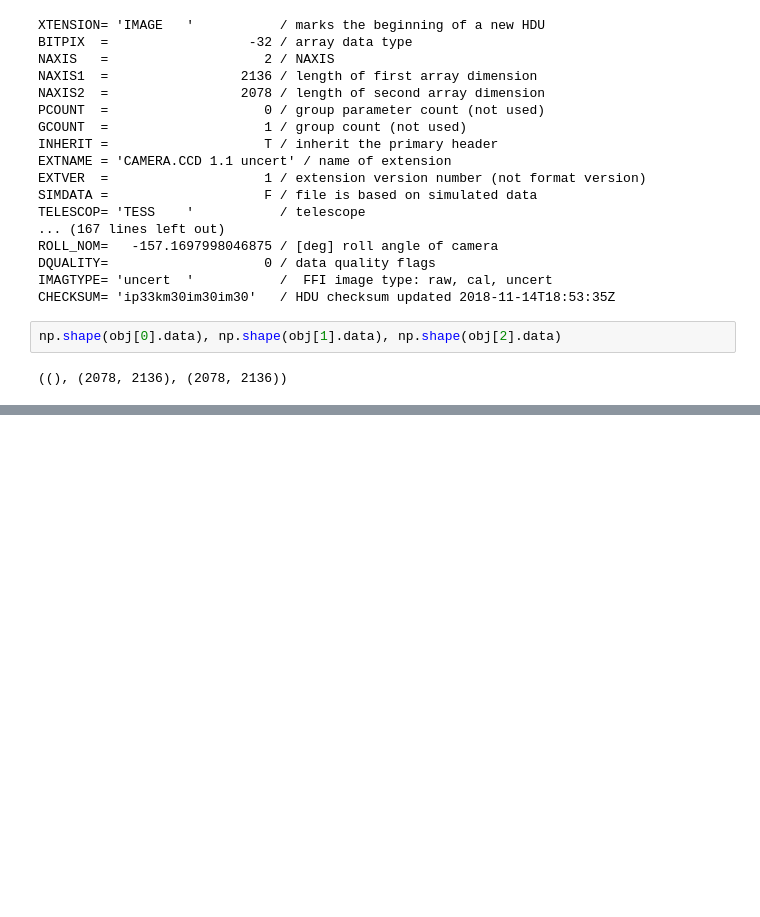
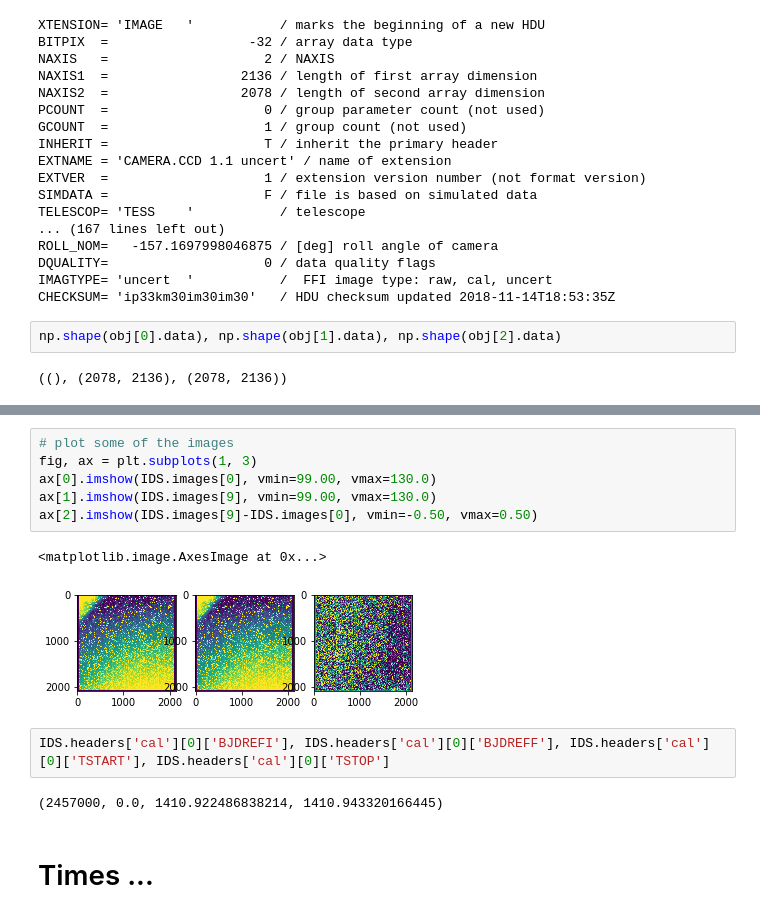
Before and after one commit to matthewjohnpayne/shifty, a Jupyter notebook: shifty/shift_dev_01.ipynb, the cells around one changed output, grey strips where cells are left out. Saved outputs shown, nothing was run; the diff lists cells and outputs as text; blank space fills up the shorter version.

```diff
--- a/shifty/shift_dev_01.ipynb
+++ b/shifty/shift_dev_01.ipynb
@@ -100,0 +125,15 @@ obj[1].__dict__
+# %%
+# plot some of the images
+fig, ax = plt.subplots(1, 3)
+ax[0].imshow(IDS.images[0], vmin=99.00, vmax=130.0)
+ax[1].imshow(IDS.images[9], vmin=99.00, vmax=130.0)
+ax[2].imshow(IDS.images[9]-IDS.images[0], vmin=-0.50, vmax=0.50)
+# %% [output]
+<matplotlib.image.AxesImage at 0x...>
+[figure, added]
+# %%
+IDS.headers['cal'][0]['BJDREFI'], IDS.headers['cal'][0]['BJDREFF'], IDS.headers['cal'][0]['TSTART'], IDS.headers['cal'][0]['TSTOP']
+# %% [output]
+(2457000, 0.0, 1410.922486838214, 1410.943320166445)
+# %% [markdown]
+# Times ...
```
Also changed, not shown: parts of 12 cells of this notebook, 2 other files.
